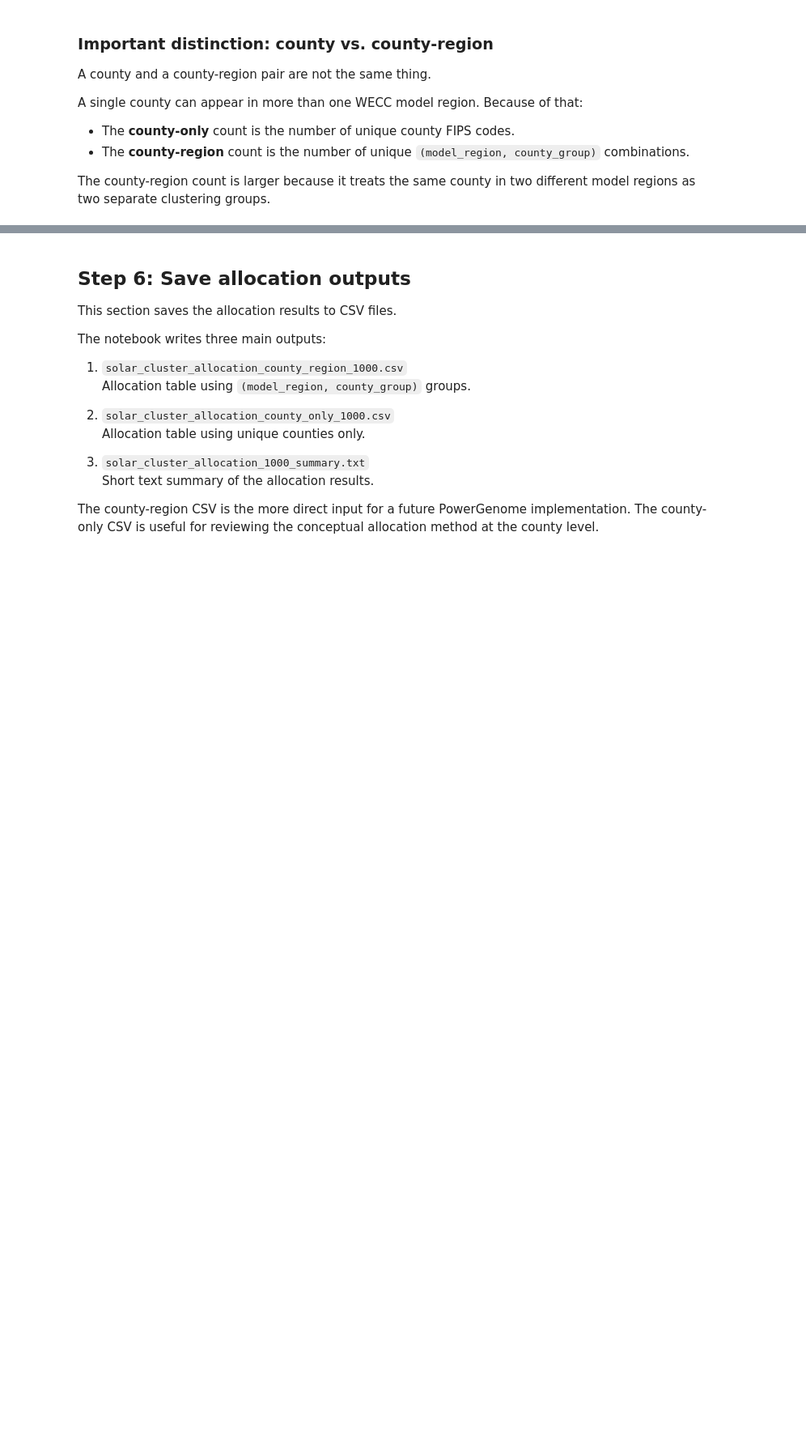
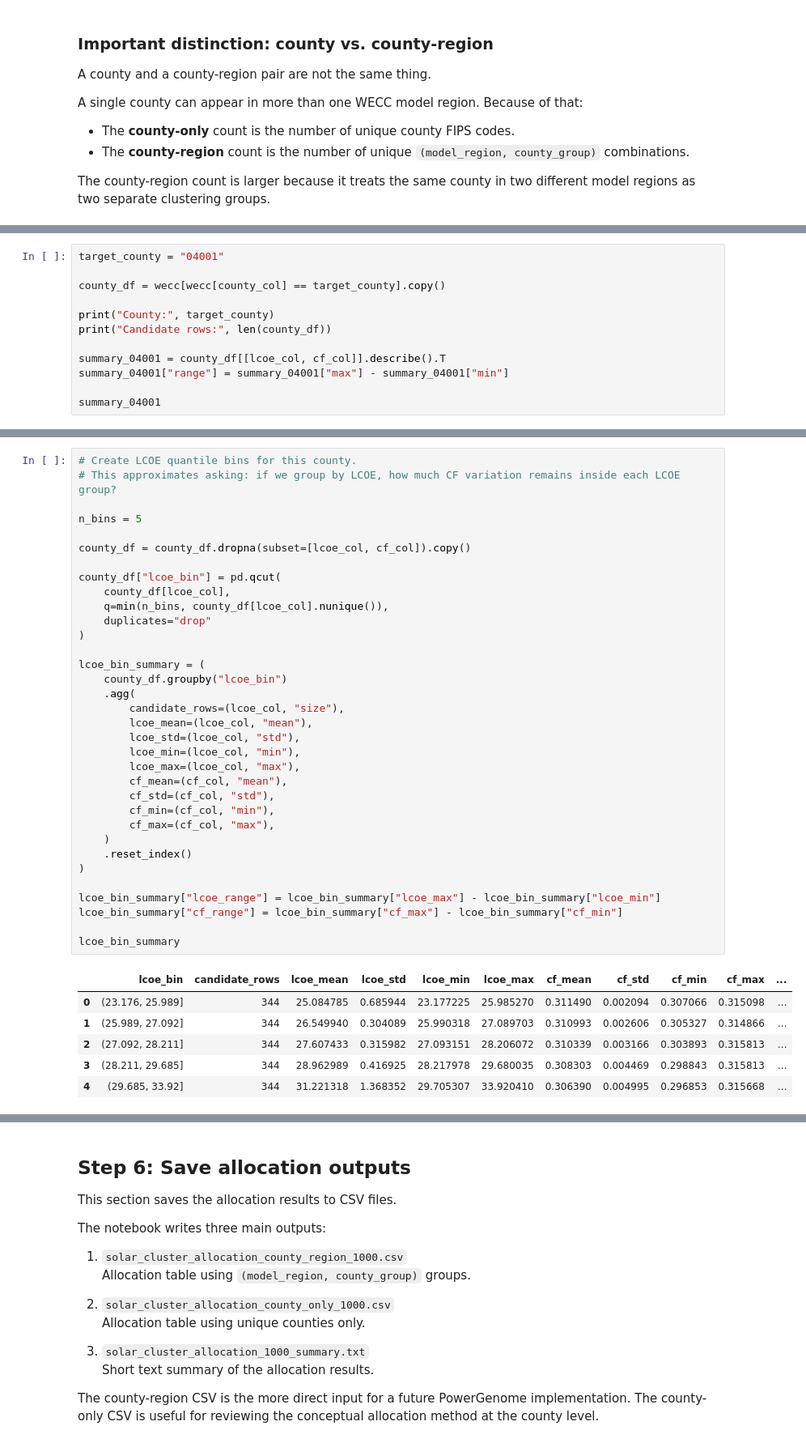
Before and after one commit to laurenthanhvo/solar-county-analysis, a Jupyter notebook: notebooks/allocate_1000_solar_clusters.ipynb, the cells around one changed output, grey strips where cells are left out. Shown at 81% size. Saved outputs shown, nothing was run; the diff lists cells and outputs as text; blank space fills up the shorter version.

```diff
--- a/notebooks/allocate_1000_solar_clusters.ipynb
+++ b/notebooks/allocate_1000_solar_clusters.ipynb
@@ -410,0 +450,12 @@ The county-region count is larger because it treats the same county in two diffe
+# %%
+target_county = "04001"
+
+county_df = wecc[wecc[county_col] == target_county].copy()
+
+print("County:", target_county)
+print("Candidate rows:", len(county_df))
+
+summary_04001 = county_df[[lcoe_col, cf_col]].describe().T
+summary_04001["range"] = summary_04001["max"] - summary_04001["min"]
+
+summary_04001
@@ -410,0 +468,41 @@ The county-region count is larger because it treats the same county in two diffe
+# %%
+# Create LCOE quantile bins for this county.
+# This approximates asking: if we group by LCOE, how much CF variation remains inside each LCOE group?
+
+n_bins = 5
+
+county_df = county_df.dropna(subset=[lcoe_col, cf_col]).copy()
+
+county_df["lcoe_bin"] = pd.qcut(
+    county_df[lcoe_col],
+    q=min(n_bins, county_df[lcoe_col].nunique()),
+    duplicates="drop"
+)
+
+lcoe_bin_summary = (
+    county_df.groupby("lcoe_bin")
+    .agg(
+        candidate_rows=(lcoe_col, "size"),
+        lcoe_mean=(lcoe_col, "mean"),
+        lcoe_std=(lcoe_col, "std"),
+        lcoe_min=(lcoe_col, "min"),
+        lcoe_max=(lcoe_col, "max"),
+        cf_mean=(cf_col, "mean"),
+        cf_std=(cf_col, "std"),
+        cf_min=(cf_col, "min"),
+        cf_max=(cf_col, "max"),
+    )
+    .reset_index()
+)
+
+lcoe_bin_summary["lcoe_range"] = lcoe_bin_summary["lcoe_max"] - lcoe_bin_summary["lcoe_min"]
+lcoe_bin_summary["cf_range"] = lcoe_bin_summary["cf_max"] - lcoe_bin_summary["cf_min"]
+
+lcoe_bin_summary
+# %% [output]
+|  | lcoe_bin | candidate_rows | lcoe_mean | lcoe_std | lcoe_min | lcoe_max | cf_mean | cf_std | cf_min | cf_max | ... |
+| 0 | (23.176, 25.989] | 344 | 25.084785 | 0.685944 | 23.177225 | 25.985270 | 0.311490 | 0.002094 | 0.307066 | 0.315098 | ... |
+| 1 | (25.989, 27.092] | 344 | 26.549940 | 0.304089 | 25.990318 | 27.089703 | 0.310993 | 0.002606 | 0.305327 | 0.314866 | ... |
+| 2 | (27.092, 28.211] | 344 | 27.607433 | 0.315982 | 27.093151 | 28.206072 | 0.310339 | 0.003166 | 0.303893 | 0.315813 | ... |
+| 3 | (28.211, 29.685] | 344 | 28.962989 | 0.416925 | 28.217978 | 29.680035 | 0.308303 | 0.004469 | 0.298843 | 0.315813 | ... |
+| 4 | (29.685, 33.92] | 344 | 31.221318 | 1.368352 | 29.705307 | 33.920410 | 0.306390 | 0.004995 | 0.296853 | 0.315668 | ... |
```
Also changed, not shown: parts of 9 cells of this notebook, 2 other files.
